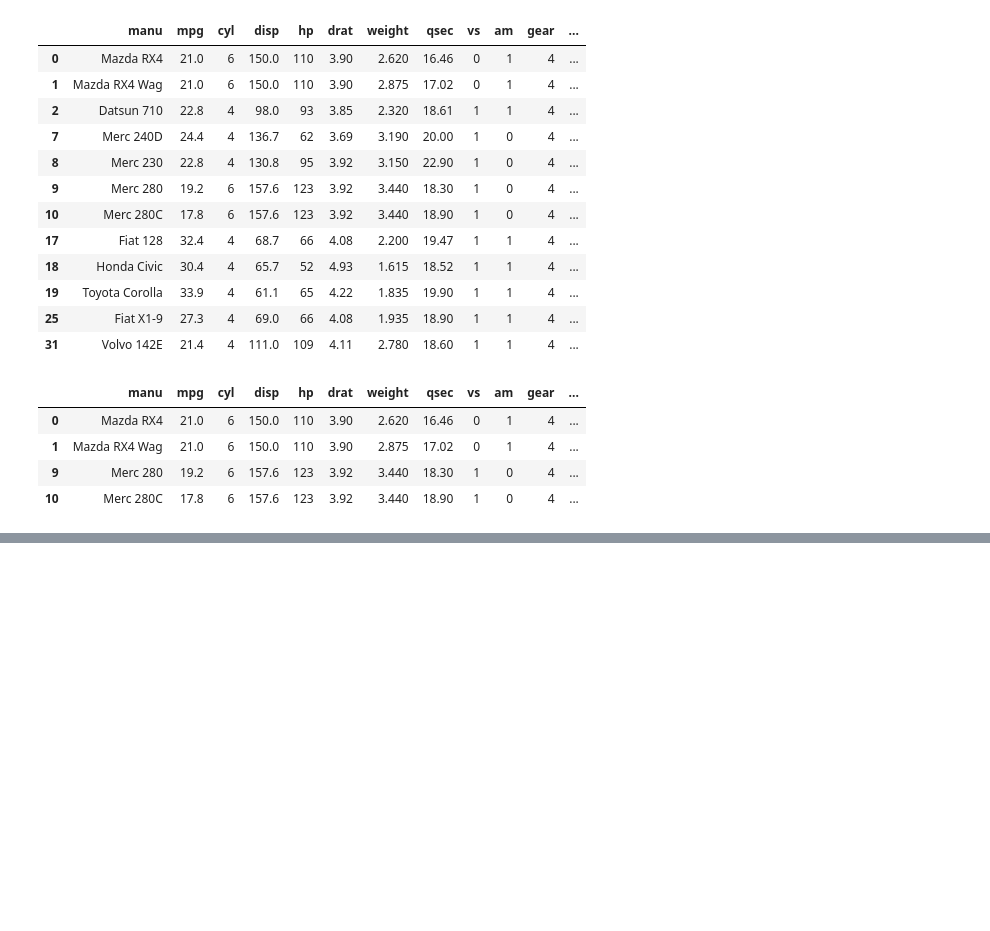
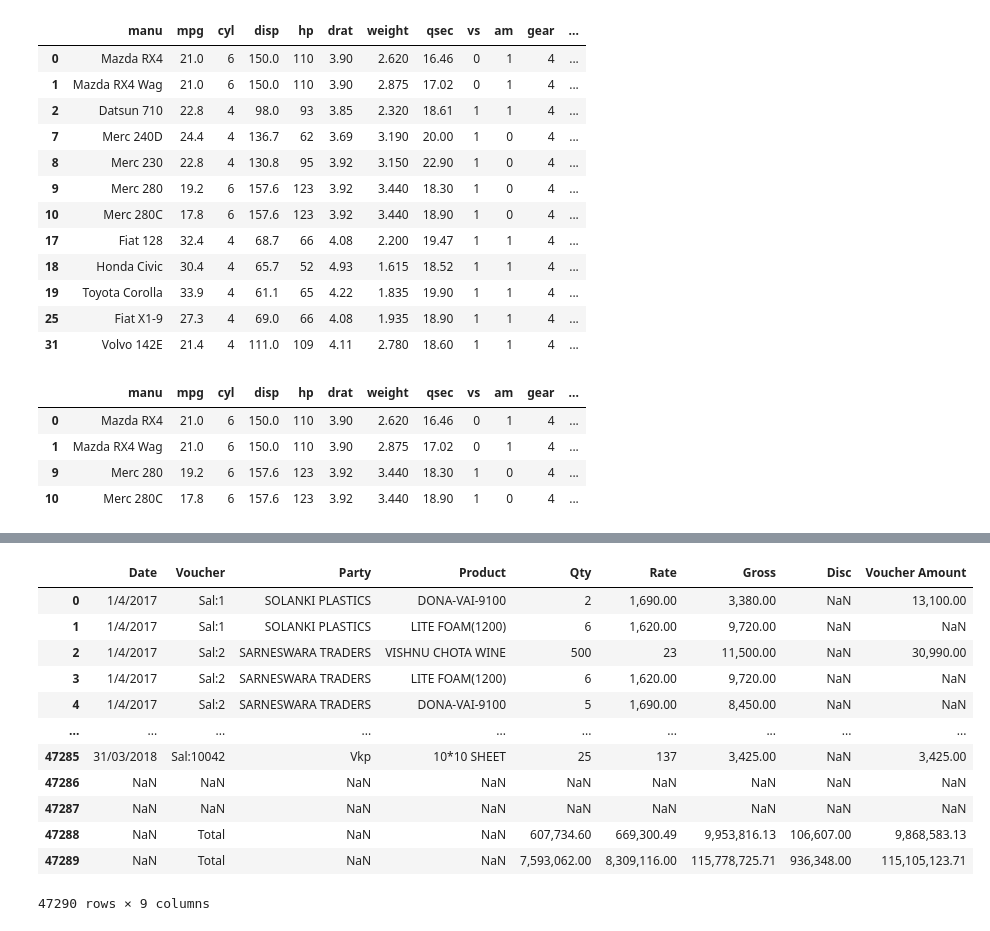
Before and after one commit to aryanra419/Python-class-notes, a Jupyter notebook: libraries.ipynb, the cells around one changed output, grey strips where cells are left out. Drawn from its saved outputs; the diff is of its cells as text; code cells hidden in the pictures; blank space fills up the shorter version.

```diff
--- a/libraries.ipynb
+++ b/libraries.ipynb
@@ -725,0 +907,20 @@ print(d3.col
+# %%
+sale1=pd.read_csv(r"C:\\Users\\ar543\\Downloads\\Sales Transactions-2017.csv")
+sale2=pd.read_csv(r"C:\Users\ar543\Downloads\Sales Transactions-2018.csv")
+sale3=pd.read_csv(r"C:\Users\ar543\Downloads\Sales Transactions-2019.csv")
+# %%
+sale1
+# %% [output]
+|  | Date | Voucher | Party | Product | Qty | Rate | Gross | Disc | Voucher Amount |
+| 0 | 1/4/2017 | Sal:1 | SOLANKI PLASTICS | DONA-VAI-9100 | 2 | 1,690.00 | 3,380.00 | NaN | 13,100.00 |
+| 1 | 1/4/2017 | Sal:1 | SOLANKI PLASTICS | LITE FOAM(1200) | 6 | 1,620.00 | 9,720.00 | NaN | NaN |
+| 2 | 1/4/2017 | Sal:2 | SARNESWARA TRADERS | VISHNU CHOTA WINE | 500 | 23 | 11,500.00 | NaN | 30,990.00 |
+| 3 | 1/4/2017 | Sal:2 | SARNESWARA TRADERS | LITE FOAM(1200) | 6 | 1,620.00 | 9,720.00 | NaN | NaN |
+| 4 | 1/4/2017 | Sal:2 | SARNESWARA TRADERS | DONA-VAI-9100 | 5 | 1,690.00 | 8,450.00 | NaN | NaN |
+| ... | ... | ... | ... | ... | ... | ... | ... | ... | ... |
+| 47285 | 31/03/2018 | Sal:10042 | Vkp | 10*10 SHEET | 25 | 137 | 3,425.00 | NaN | 3,425.00 |
+| 47286 | NaN | NaN | NaN | NaN | NaN | NaN | NaN | NaN | NaN |
+| 47287 | NaN | NaN | NaN | NaN | NaN | NaN | NaN | NaN | NaN |
+| 47288 | NaN | Total | NaN | NaN | 607,734.60 | 669,300.49 | 9,953,816.13 | 106,607.00 | 9,868,583.13 |
+| 47289 | NaN | Total | NaN | NaN | 7,593,062.00 | 8,309,116.00 | 115,778,725.71 | 936,348.00 | 115,105,123.71 |
+47290 rows × 9 columns
```
Also changed, not shown: parts of 24 cells of this notebook.
